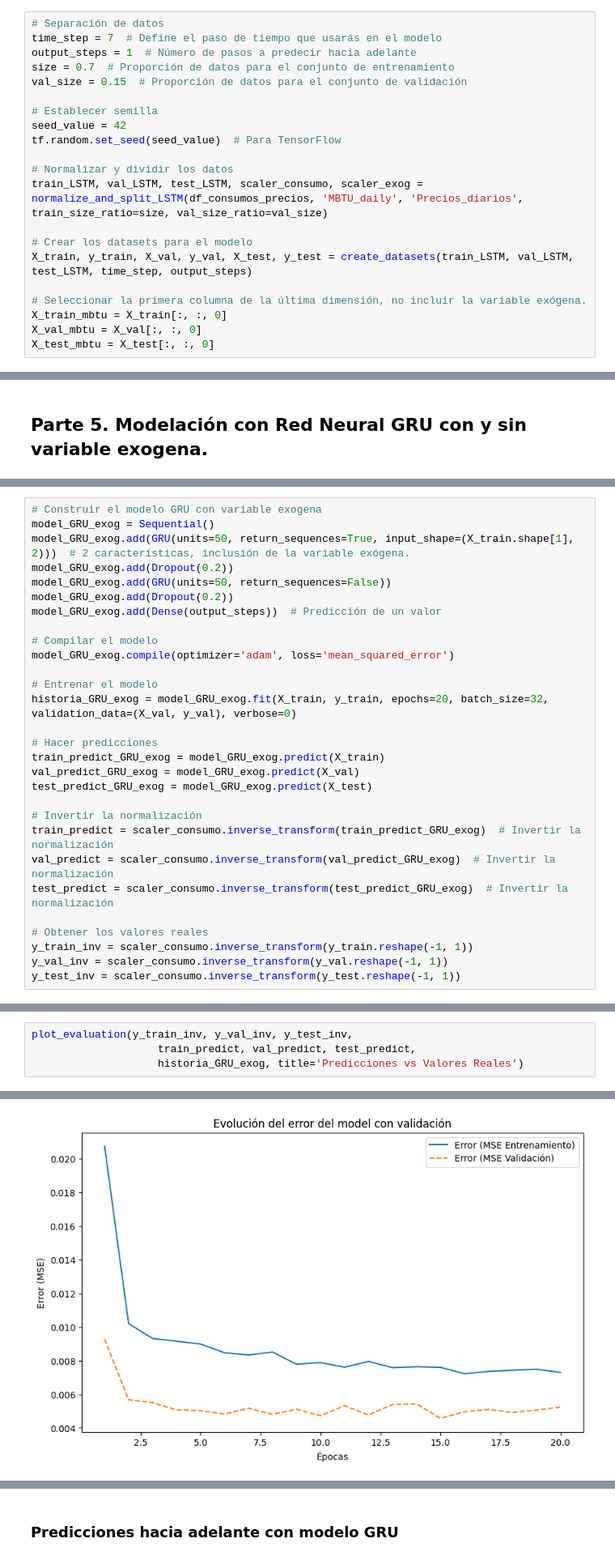
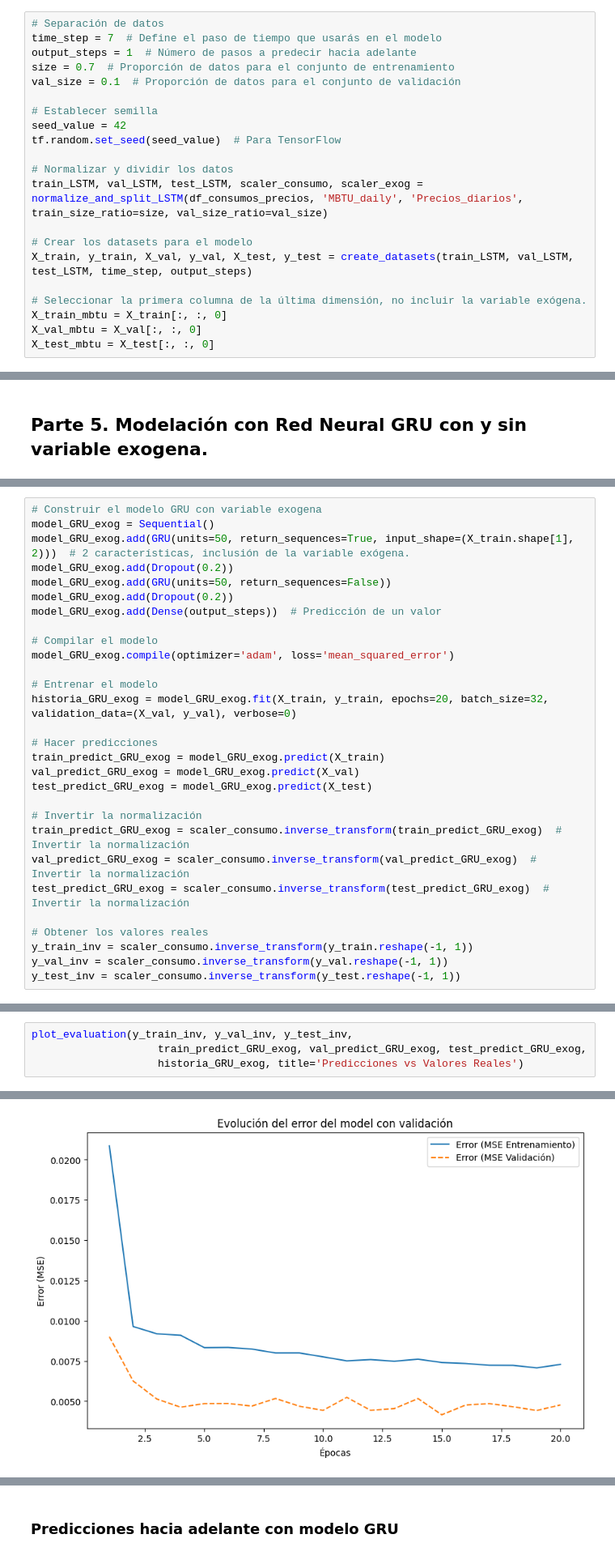
Before and after one commit to Jflorez05/Monografia_Especializacion, a Jupyter notebook: Monografia_Pred_Consumo_Gas_Resumen.ipynb, the cells around one changed output, grey strips where cells are left out. Shown at 81% size. Saved outputs shown, nothing was run; the diff lists cells and outputs as text.

```diff
--- a/Monografia_Pred_Consumo_Gas_Resumen.ipynb
+++ b/Monografia_Pred_Consumo_Gas_Resumen.ipynb
@@ -678,7 +706,7 @@ Error Porcentual Absoluto Medio (MAPE): 60.69%
 time_step = 7  # Define el paso de tiempo que usarás en el modelo
 output_steps = 1  # Número de pasos a predecir hacia adelante
 size = 0.7  # Proporción de datos para el conjunto de entrenamiento
-val_size = 0.15  # Proporción de datos para el conjunto de validación
+val_size = 0.1  # Proporción de datos para el conjunto de validación
 
 # Establecer semilla
 seed_value = 42
@@ -882,9 +910,9 @@ val_predict_GRU_exog = model_GRU_exog.predict(X_val)
 test_predict_GRU_exog = model_GRU_exog.predict(X_test)
 
 # Invertir la normalización
-train_predict = scaler_consumo.inverse_transform(train_predict_GRU_exog)  # Invertir la normalización
-val_predict = scaler_consumo.inverse_transform(val_predict_GRU_exog)  # Invertir la normalización
-test_predict = scaler_consumo.inverse_transform(test_predict_GRU_exog)  # Invertir la normalización
+train_predict_GRU_exog = scaler_consumo.inverse_transform(train_predict_GRU_exog)  # Invertir la normalización
+val_predict_GRU_exog = scaler_consumo.inverse_transform(val_predict_GRU_exog)  # Invertir la normalización
+test_predict_GRU_exog = scaler_consumo.inverse_transform(test_predict_GRU_exog)  # Invertir la normalización
 
 # Obtener los valores reales
 y_train_inv = scaler_consumo.inverse_transform(y_train.reshape(-1, 1))
@@ -897,5 +925,5 @@ y_test_inv = scaler_consumo.inverse_transform(y_test.reshape(-1, 1))
 # %%
 plot_evaluation(y_train_inv, y_val_inv, y_test_inv,
-                    train_predict, val_predict, test_predict,
+                    train_predict_GRU_exog, val_predict_GRU_exog, test_predict_GRU_exog,
                     historia_GRU_exog, title='Predicciones vs Valores Reales')
 # %% [output]
@@ -906 +934 @@ Error Porcentual Absoluto Medio (MAPE): 9.78%
-[figure, old version]
+[figure, new version]
```
Also changed, not shown: parts of 40 cells of this notebook.
